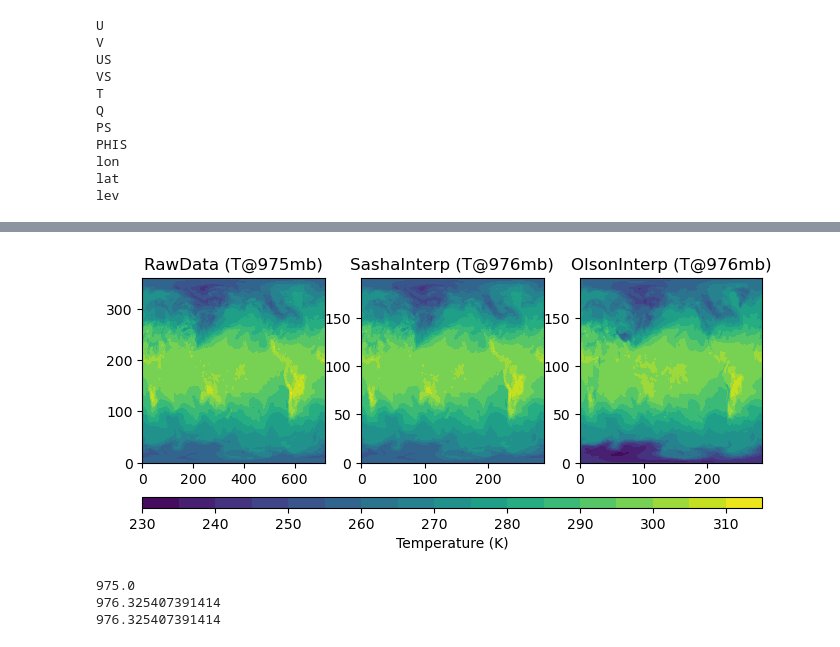
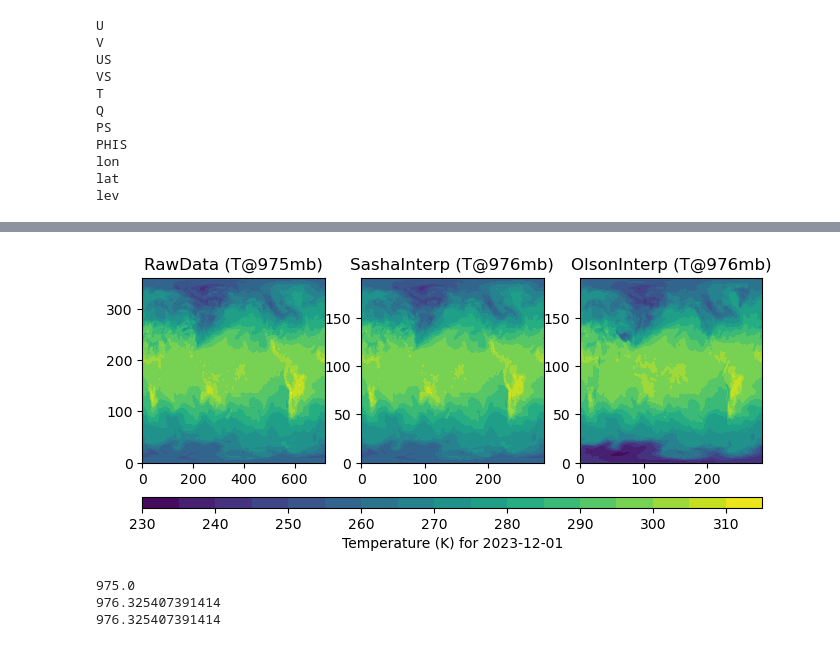
Before and after one commit to sglanvil/makingICs, a Jupyter notebook: grid_NCEP.ipynb, the cells around one changed output, grey strips where cells are left out. Cells and saved outputs as stored; diff of their text form; code cells hidden in the pictures.

```diff
--- a/grid_NCEP.ipynb
+++ b/grid_NCEP.ipynb
@@ -167,27 +167,27 @@ P0
 # %%
 fig, axs = plt.subplots(1, 3, figsize=(8, 3))  # 1 row, 3 columns
 cmap = 'viridis'  # Example colormap
 contour_levels = np.arange(230, 320, 5)
 im0 = axs[0].contourf(input_variables['T'][35, :, :],
                       cmap=cmap,
                       levels=contour_levels)
 axs[0].set_title('RawData (T@975mb)')
 
 im1 = axs[1].contourf(final_variables['T'][30, :, :],
                       cmap=cmap,
                       levels=contour_levels)
 axs[1].set_title('SashaInterp (T@976mb)')
 
 im2 = axs[2].contourf(jerry_variables['T'][30, :, :],
                       cmap=cmap,
                       levels=contour_levels)
 axs[2].set_title('OlsonInterp (T@976mb)')
 
 cbar = fig.colorbar(im2, ax=axs, orientation='horizontal',
                     pad=0.15, fraction=0.05, aspect=60)
-cbar.set_label('Temperature (K)')
+cbar.set_label('Temperature (K) for 2023-12-01')
 # %% [output]
-[figure, old version]
+[figure, new version]
 # %%
 print(input_variables['lev'].values[35])
 print(final_variables['lev'].values[30])
```
Also changed, not shown: parts of 1 cell of this notebook.
